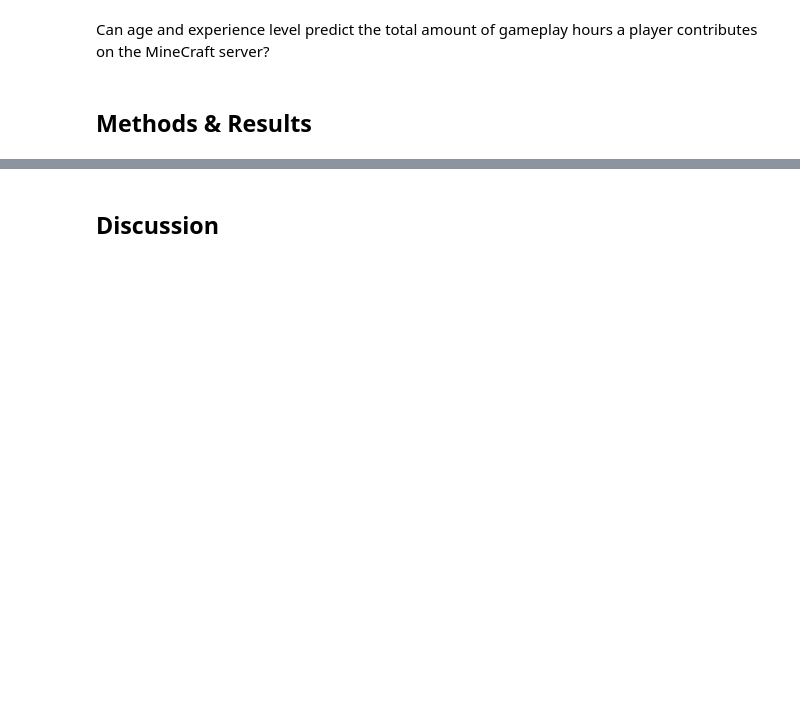
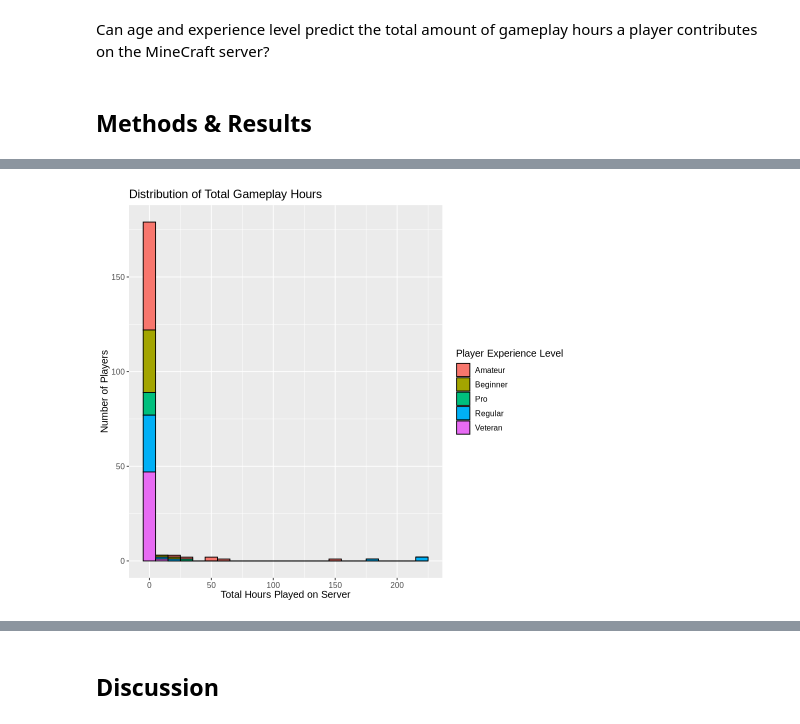
Before and after one commit to gnouvles/dsci100-004_group38, a Jupyter notebook: project_final_report.ipynb, the cells around one changed output, grey strips where cells are left out. Drawn from its saved outputs; the diff is of its cells as text; code cells hidden in the pictures; blank space fills up the shorter version.

```diff
--- a/project_final_report.ipynb
+++ b/project_final_report.ipynb
@@ -38,0 +120,15 @@ Can age and experience level predict the total amount of gameplay hours a player
+# %%
+# Distribution of played hours per each player
+options(repr.plot.width = 8, repr.plot.height = 7)
+hours_distribution <- players_select |>
+  ggplot(aes(x = played_hours, fill = experience)) +
+  geom_histogram(binwidth = 10, color = "black") +
+  labs(
+      title = "Distribution of Total Gameplay Hours",
+      x = "Total Hours Played on Server",
+      y = "Number of Players",
+      fill = "Player Experience Level") +
+  theme(text = element_text(size = 12))
+hours_distribution
+# %% [output]
+[figure, added]
```
Also changed, not shown: parts of 11 cells of this notebook.
